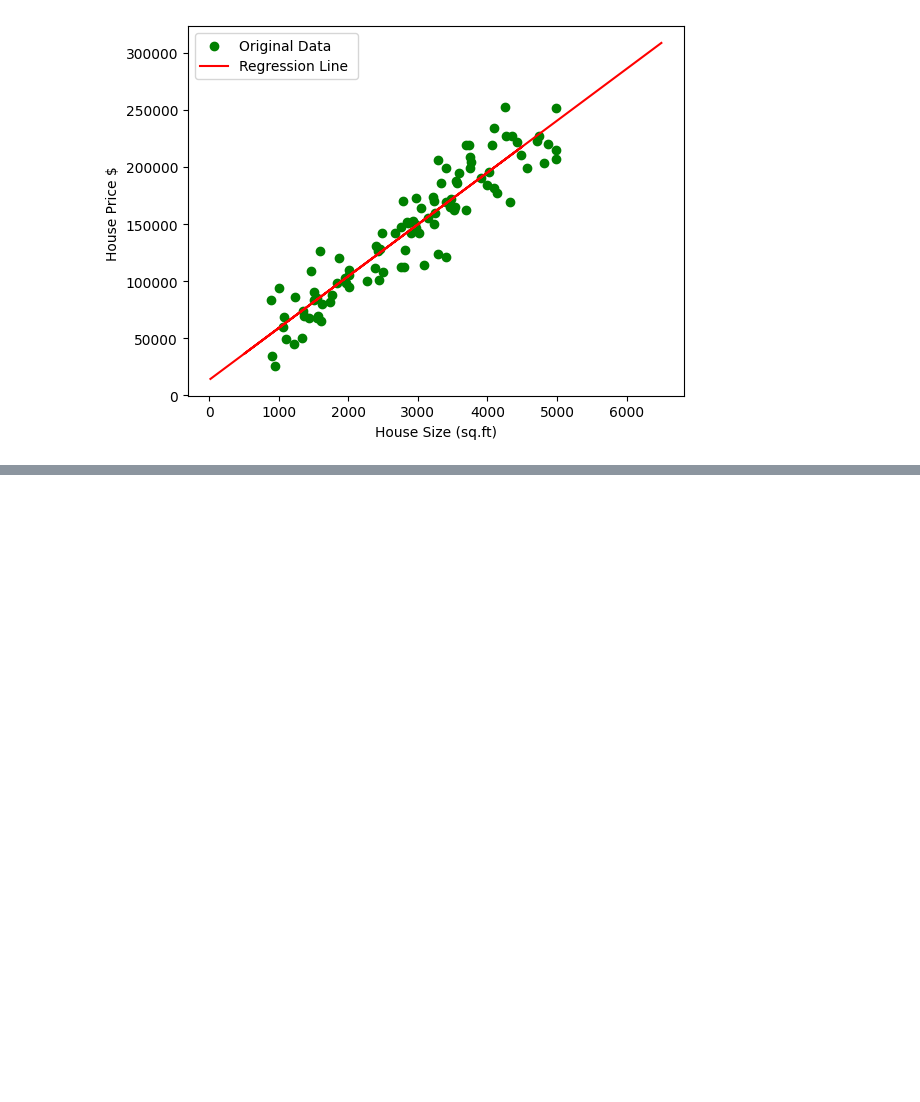
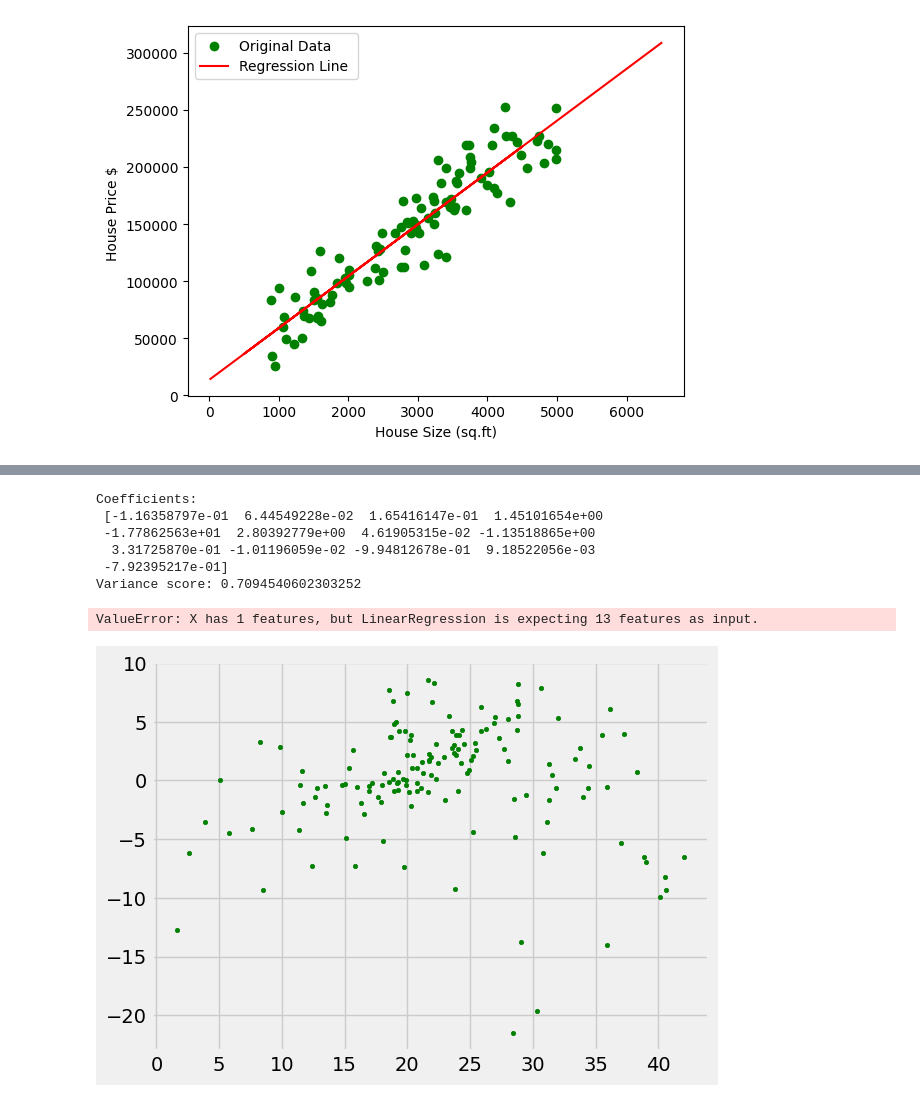
Before and after one commit to NutrinoDaya/Machine-Learning, a Jupyter notebook: Supervised Machine Learning/Linear Regression/HousesSize_Price.ipynb, the cells around one changed output, grey strips where cells are left out. Drawn from its saved outputs; the diff is of its cells as text; code cells hidden in the pictures; blank space fills up the shorter version.

```diff
--- a/Supervised Machine Learning/Linear Regression/HousesSize_Price.ipynb
+++ b/Supervised Machine Learning/Linear Regression/HousesSize_Price.ipynb
@@ -29,0 +36,4 @@ plt.show()
+# %%
+boston  = load_boston(return_X_y=False)
+X = boston.data
+y = boston.target
@@ -29,0 +58,24 @@ plt.show()
+# %%
+from sklearn.model_selection import train_test_split
+x_train,x_test,y_train,y_test = train_test_split(X,y,test_size=0.7,random_state=1)
+reg = LinearRegression()
+reg.fit(x_train,y_train)
+print('Coefficients: \n', reg.coef_)
+print('Variance score: {}'.format(reg.score(x_test, y_test)))
+plt.style.use('fivethirtyeight')
+plt.scatter(reg.predict(x_train), reg.predict(x_train) - y_train,
+color = "green", s = 10, label = 'Train data')
+plt.scatter(reg.predict(X_test), reg.predict(x_test) - y_test,color = "blue", s = 10, label = 'Test data')
+plt.hlines(y = 0, xmin = 0, xmax = 50, linewidth = 2)
+plt.legend(loc = 'upper right')
+plt.title("Residual errors")
+plt.show()
+# %% [output]
+Coefficients:
+ [-1.16358797e-01  6.44549228e-02  1.65416147e-01  1.45101654e+00
+ -1.77862563e+01  2.80392779e+00  4.61905315e-02 -1.13518865e+00
+  3.31725870e-01 -1.01196059e-02 -9.94812678e-01  9.18522056e-03
+ -7.92395217e-01]
+Variance score: 0.7094540602303252
+ValueError: X has 1 features, but LinearRegression is expecting 13 features as input.
+[figure, added]
```
Also changed, not shown: parts of 3 cells of this notebook.
